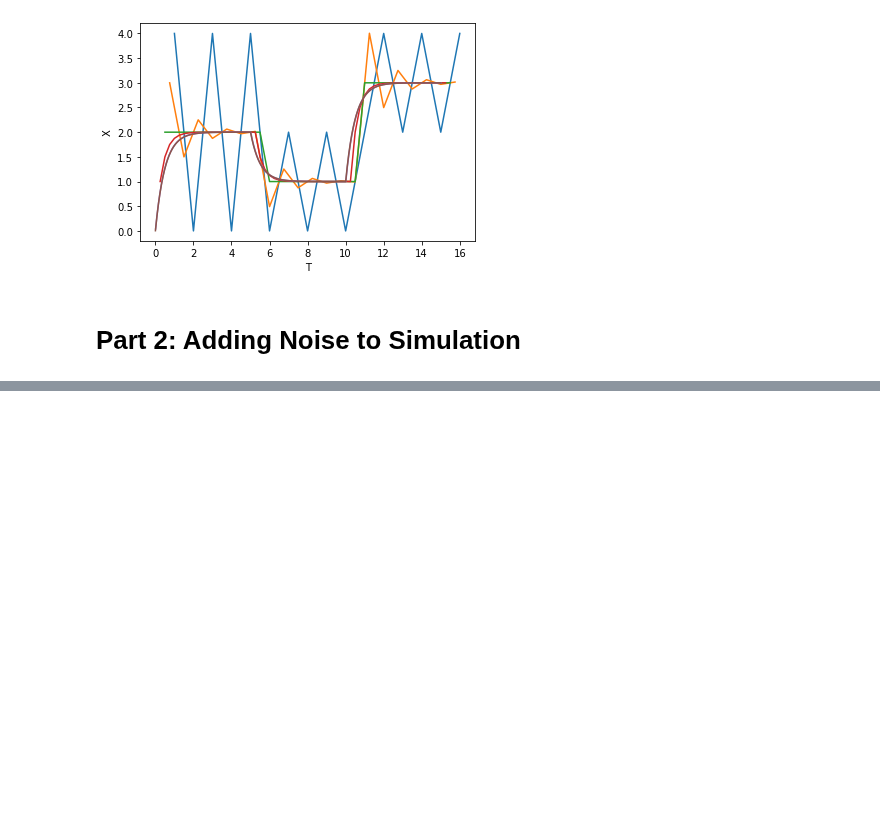
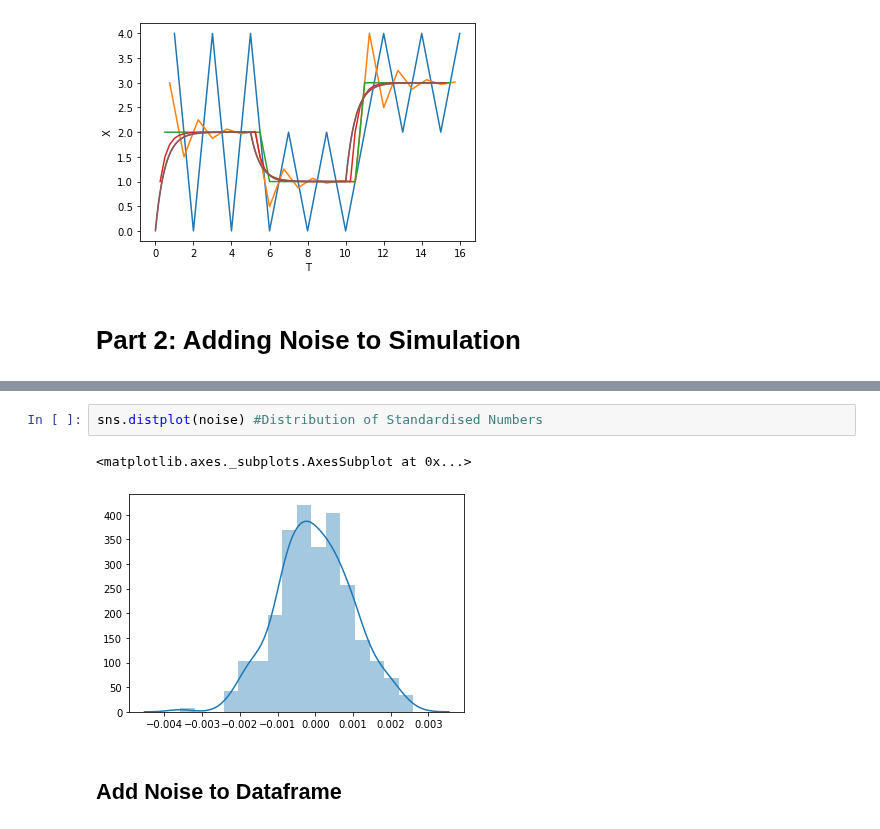
Before and after one commit to JamesDun2866/Computational-Science, a Jupyter notebook: Computational Science.ipynb, the cells around one changed output, grey strips where cells are left out. Drawn from its saved outputs; the diff is of its cells as text; blank space fills up the shorter version.

```diff
--- a/Computational Science.ipynb
+++ b/Computational Science.ipynb
@@ -204,0 +216,7 @@ sns.distplot(Noisedf)
+# %%
+sns.distplot(noise) #Distribution of Standardised Numbers
+# %% [output]
+<matplotlib.axes._subplots.AxesSubplot at 0x...>
+[figure, added]
+# %% [markdown]
+## Add Noise to Dataframe
```
Also changed, not shown: parts of 21 cells of this notebook.
